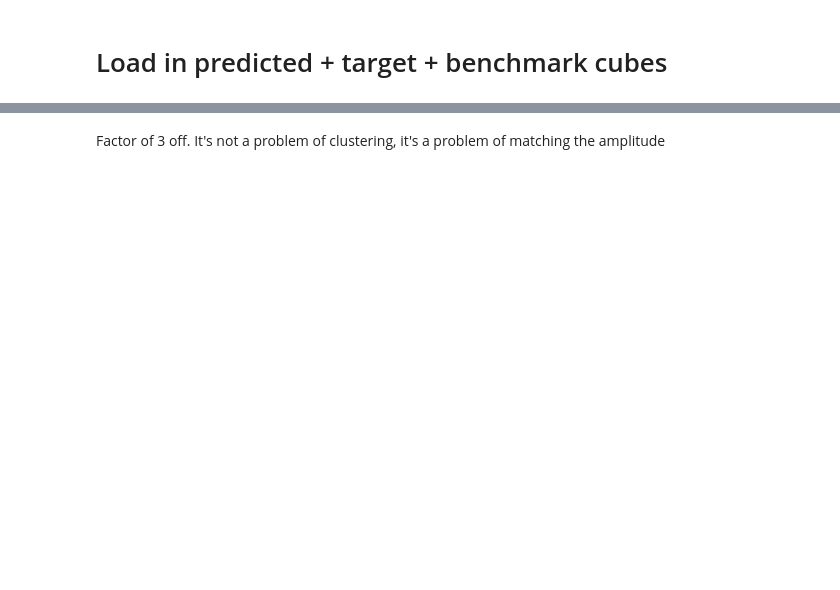
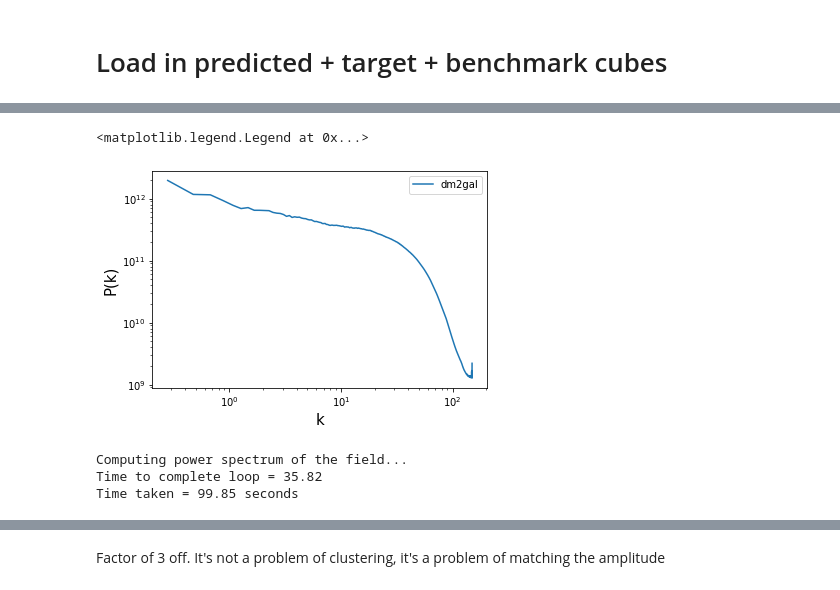
Before and after one commit to nkasmanoff/dm2gal, a Jupyter notebook: Notebooks/Fun Plots.ipynb, the cells around one changed output, grey strips where cells are left out. Cells and saved outputs as stored; diff of their text form; code cells hidden in the pictures; blank space fills up the shorter version.

```diff
--- a/Notebooks/Fun Plots.ipynb
+++ b/Notebooks/Fun Plots.ipynb
@@ -107,8 +115,24 @@ Pk_pred     = Pk.Pk[:,0] #monopole
-# %%
-k = np.load('../src/analysis/target_k_values.npy')
-Pk_target  = np.load('../src/analysis/target_Pk0_values.npy')
-
-Pk_benchmark = np.load('../src/analysis/benchmark_Pk0_values.npy')
+# %%
+plt.plot(k,Pk_pred,label = 'dm2gal')
+plt.xscale('log')
+plt.yscale('log')
+plt.xlabel('k',fontsize = 15)
+plt.ylabel('P(k)',fontsize = 15)
+plt.legend()
+# %% [output]
+<matplotlib.legend.Legend at 0x...>
+[figure, added]
+# %%
+
+Pk = PKL.Pk(test_cube, BoxSize, axis, MAS, threads)
+
+# 3D P(k)
+k       = Pk.k3D
+Pk_target     = Pk.Pk[:,0] #monopole
+# %% [output]
+Computing power spectrum of the field...
+Time to complete loop = 35.82
+Time taken = 99.85 seconds
 # %%
 plt.plot(k,Pk_target,label = 'target')
 plt.plot(k,Pk_pred,label = 'dm2gal')
```
Also changed, not shown: parts of 18 cells of this notebook, 4 other files.
